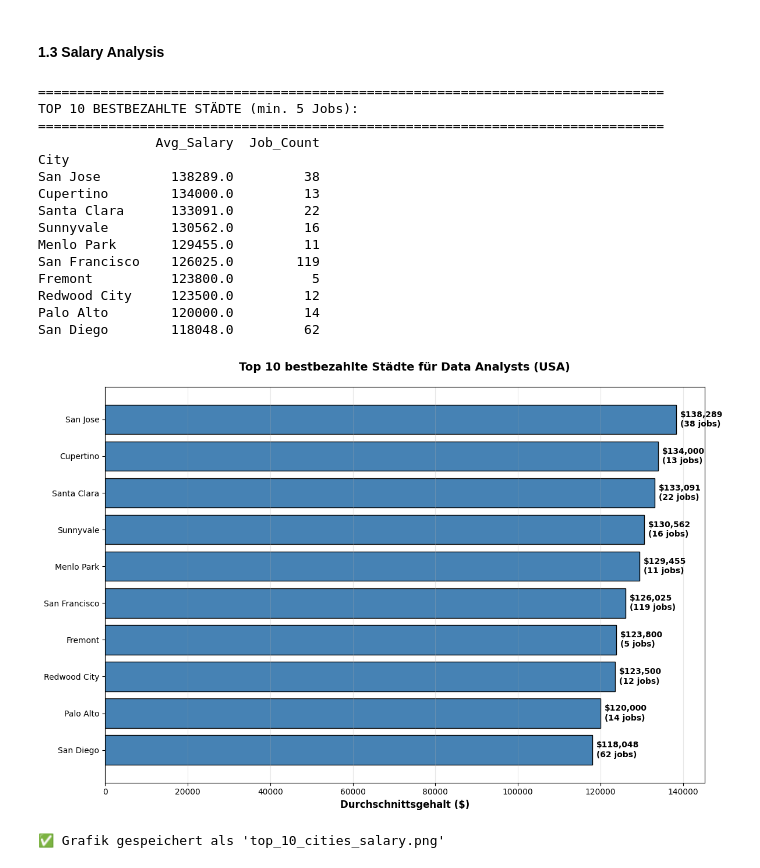
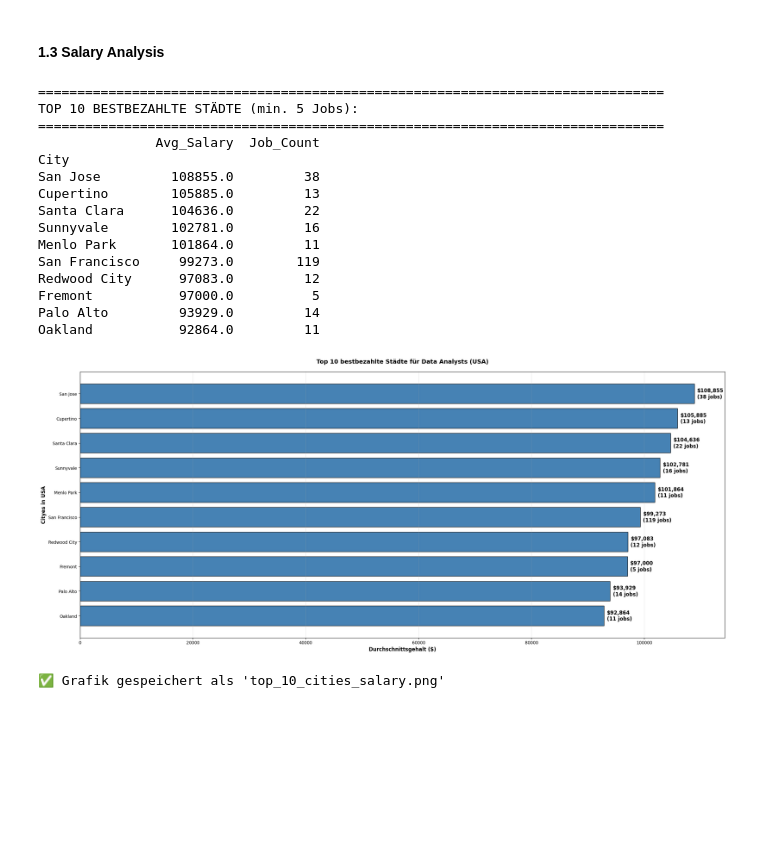
Before and after one commit to tvankov/Data-Analyst-Job-Market, a Jupyter notebook: DataAnalystJobMarketAnalysis_USAvsGermanyComparison.ipynb, the cells around one changed output. Cells and saved outputs as stored; diff of their text form; code cells hidden in the pictures; blank space fills up the shorter version.

```diff
--- a/DataAnalystJobMarketAnalysis_USAvsGermanyComparison.ipynb
+++ b/DataAnalystJobMarketAnalysis_USAvsGermanyComparison.ipynb
@@ -61,7 +64,6 @@ df_usa_cleaned['Salary Estimate'] = df_usa_cleaned['Salary Estimate'].str.replac
 df_usa_cleaned['Min Salary Estimate'] = df_usa_cleaned['Salary Estimate'].str.split(' ').str[1]
 df_usa_cleaned['Max Salary Estimate'] = df_usa_cleaned['Salary Estimate'].str.split(' ').str[3]
 
-
 # The Null Values from the Min Salary Estimate and Max Salary Estimate,
 # will be settet to the middle Values of the collum
 Min_Salary_middle_Value = df_usa_cleaned['Min Salary Estimate'].mode()[0]
@@ -78,6 +80,10 @@ df_usa_cleaned.drop('Salary Estimate', axis=1, inplace=True)
 # Multyply by 1000 becose of the K in the original Salary Estimate
 df_usa_cleaned['Min Salary Estimate'] = df_usa_cleaned['Min Salary Estimate'].astype(int) * 1000
 df_usa_cleaned['Max Salary Estimate'] = df_usa_cleaned['Max Salary Estimate'].astype(int) * 1000
+
+# Calculate the Aqvarage Salary
+df_usa_cleaned['Average Salary Estimate'] = (df_usa_cleaned['Min Salary Estimate'] + df_usa_cleaned['Max Salary Estimate'] ) / 2
+
 
 
 #----------------- Clear Location -----------------------------------------------------------------------------
@@ -144,7 +150,7 @@ memory usage: 317.0+ KB
 #   - `'count'` = Wie viele Jobs
 
 city_salary = df_usa_cleaned.groupby('City').agg({
-    'Max Salary Estimate': ['mean', 'count']
+    'Average Salary Estimate': ['mean', 'count']
 }).round(0)
 
 # Nur Städte mit mindestens 5 Jobs berücksichtigen
@@ -169,47 +175,49 @@ TOP 10 BESTBEZAHLTE STÄDTE (min. 5 Jobs):
 ================================================================================
                Avg_Salary  Job_Count
 City
-San Jose         138289.0         38
-Cupertino        134000.0         13
-Santa Clara      133091.0         22
-Sunnyvale        130562.0         16
-Menlo Park       129455.0         11
-San Francisco    126025.0        119
-Fremont          123800.0          5
-Redwood City     123500.0         12
-Palo Alto        120000.0         14
-San Diego        118048.0         62
+San Jose         108855.0         38
+Cupertino        105885.0         13
+Santa Clara      104636.0         22
+Sunnyvale        102781.0         16
+Menlo Park       101864.0         11
+San Francisco     99273.0        119
+Redwood City      97083.0         12
+Fremont           97000.0          5
+Palo Alto         93929.0         14
+Oakland           92864.0         11
 # %%
 import matplotlib.pyplot as plt
 import seaborn as sns
 
 # Erstelle Balkendiagramm
-plt.figure(figsize=(12, 8))
+plt.figure(figsize=(23, 10))
 
 # Daten vorbereiten
-cities = top_10_cities.index.tolist()
-salaries = top_10_cities['Avg_Salary'].values
+best_cities = top_10_cities.index.tolist()
+best_salaries = top_10_cities['Avg_Salary'].values
 job_counts = top_10_cities['Job_Count'].values
 
 # Balkendiagramm
-bars = plt.barh(cities, salaries, color='steelblue', edgecolor='black')
+bars = plt.barh(best_cities, best_salaries, color='steelblue', edgecolor='black')
 
 # Jobnummer als Text hinzufügen
-for i, (bar, count, salary) in enumerate(zip(bars, job_counts, salaries)):
-    plt.text(salary + 1000, i, f'${salary:,.0f}\n({int(count)} jobs)',
-             va='center', fontsize=10, fontweight='bold')
+for i, (bar, count, salary) in enumerate(zip(bars, job_counts, best_salaries)):
+    plt.text(salary + 500, i, f'${salary:,.0f}\n({int(count)} jobs)',
+             va='center', fontsize=12, fontweight='bold')
 
 plt.xlabel('Durchschnittsgehalt ($)', fontsize=12, fontweight='bold')
+plt.ylabel('Cityes in USA', fontsize=12, fontweight='bold')
+
 plt.title('Top 10 bestbezahlte Städte für Data Analysts (USA)',
           fontsize=14, fontweight='bold', pad=20)
 plt.grid(axis='x', alpha=0.3)
 plt.tight_layout()
 plt.gca().invert_yaxis()  # Höchste oben
 
 plt.savefig('top_10_cities_salary.png', dpi=300, bbox_inches='tight')
 plt.show()
 
 print("\n✅ Grafik gespeichert als 'top_10_cities_salary.png'")
 # %% [output]
-[figure, old version]
+[figure, new version]
 ✅ Grafik gespeichert als 'top_10_cities_salary.png'
```
Also changed, not shown: parts of 7 cells of this notebook, 2 other files.
